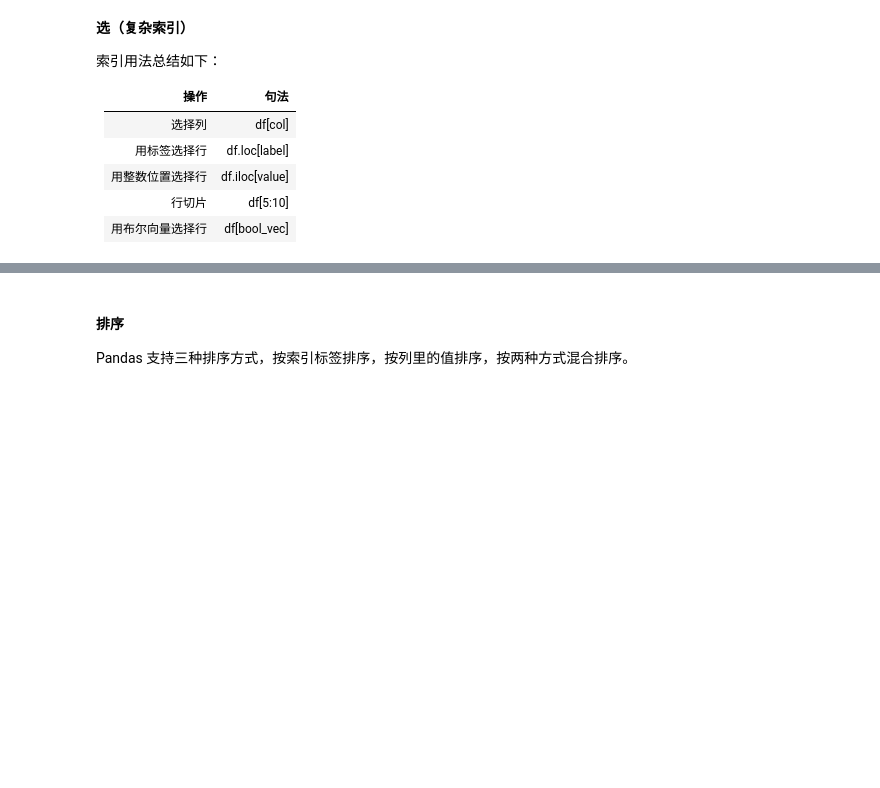
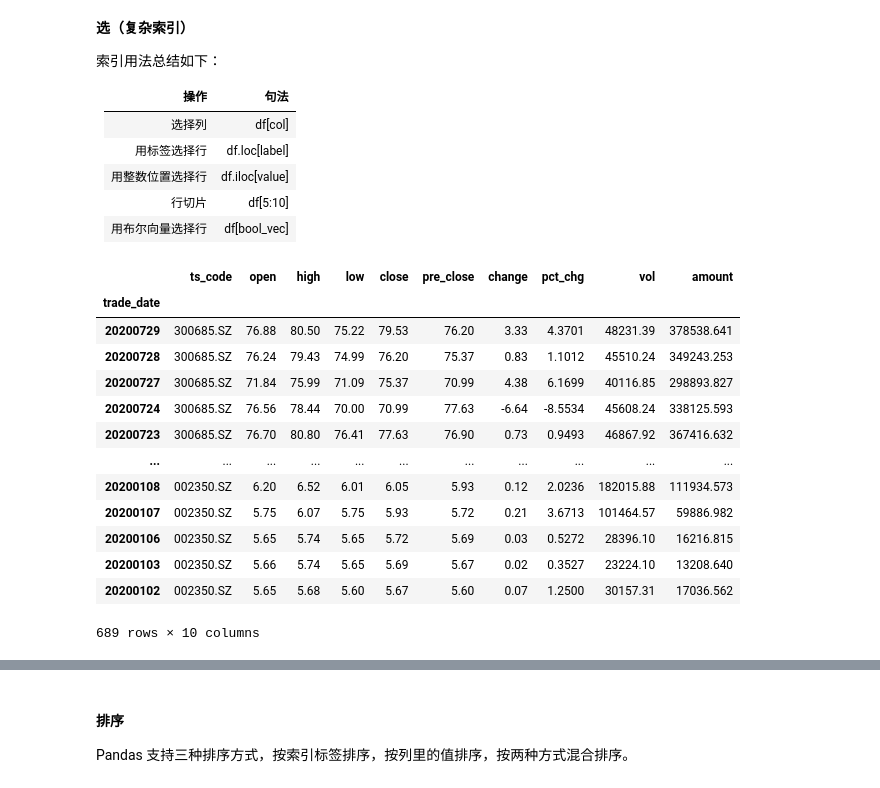
Before and after one commit to superMC5657/jrxy_python_course, a Jupyter notebook: BasicSession/pandas_learn.ipynb, the cells around one changed output, grey strips where cells are left out. Saved outputs shown, nothing was run; the diff lists cells and outputs as text; code cells hidden in the pictures; blank space fills up the shorter version.

```diff
--- a/BasicSession/pandas_learn.ipynb
+++ b/BasicSession/pandas_learn.ipynb
@@ -313,3 +369,22 @@ Name: open, dtype: float64
 |用整数位置选择行|df.iloc[value]|
 |行切片|df[5:10]|
 |用布尔向量选择行|df[bool_vec]|
+# %%
+import pandas as pd
+df = pd.read_csv('multi_stock_data.csv', index_col=0)
+df
+# %% [output]
+|  | ts_code | open | high | low | close | pre_close | change | pct_chg | vol | amount |
+| trade_date |  |  |  |  |  |  |  |  |  |  |
+| 20200729 | 300685.SZ | 76.88 | 80.50 | 75.22 | 79.53 | 76.20 | 3.33 | 4.3701 | 48231.39 | 378538.641 |
+| 20200728 | 300685.SZ | 76.24 | 79.43 | 74.99 | 76.20 | 75.37 | 0.83 | 1.1012 | 45510.24 | 349243.253 |
+| 20200727 | 300685.SZ | 71.84 | 75.99 | 71.09 | 75.37 | 70.99 | 4.38 | 6.1699 | 40116.85 | 298893.827 |
+| 20200724 | 300685.SZ | 76.56 | 78.44 | 70.00 | 70.99 | 77.63 | -6.64 | -8.5534 | 45608.24 | 338125.593 |
+| 20200723 | 300685.SZ | 76.70 | 80.80 | 76.41 | 77.63 | 76.90 | 0.73 | 0.9493 | 46867.92 | 367416.632 |
+| ... | ... | ... | ... | ... | ... | ... | ... | ... | ... | ... |
+| 20200108 | 002350.SZ | 6.20 | 6.52 | 6.01 | 6.05 | 5.93 | 0.12 | 2.0236 | 182015.88 | 111934.573 |
+| 20200107 | 002350.SZ | 5.75 | 6.07 | 5.75 | 5.93 | 5.72 | 0.21 | 3.6713 | 101464.57 | 59886.982 |
+| 20200106 | 002350.SZ | 5.65 | 5.74 | 5.65 | 5.72 | 5.69 | 0.03 | 0.5272 | 28396.10 | 16216.815 |
+| 20200103 | 002350.SZ | 5.66 | 5.74 | 5.65 | 5.69 | 5.67 | 0.02 | 0.3527 | 23224.10 | 13208.640 |
+| 20200102 | 002350.SZ | 5.65 | 5.68 | 5.60 | 5.67 | 5.60 | 0.07 | 1.2500 | 30157.31 | 17036.562 |
+689 rows × 10 columns
```
Also changed, not shown: parts of 61 cells of this notebook.
